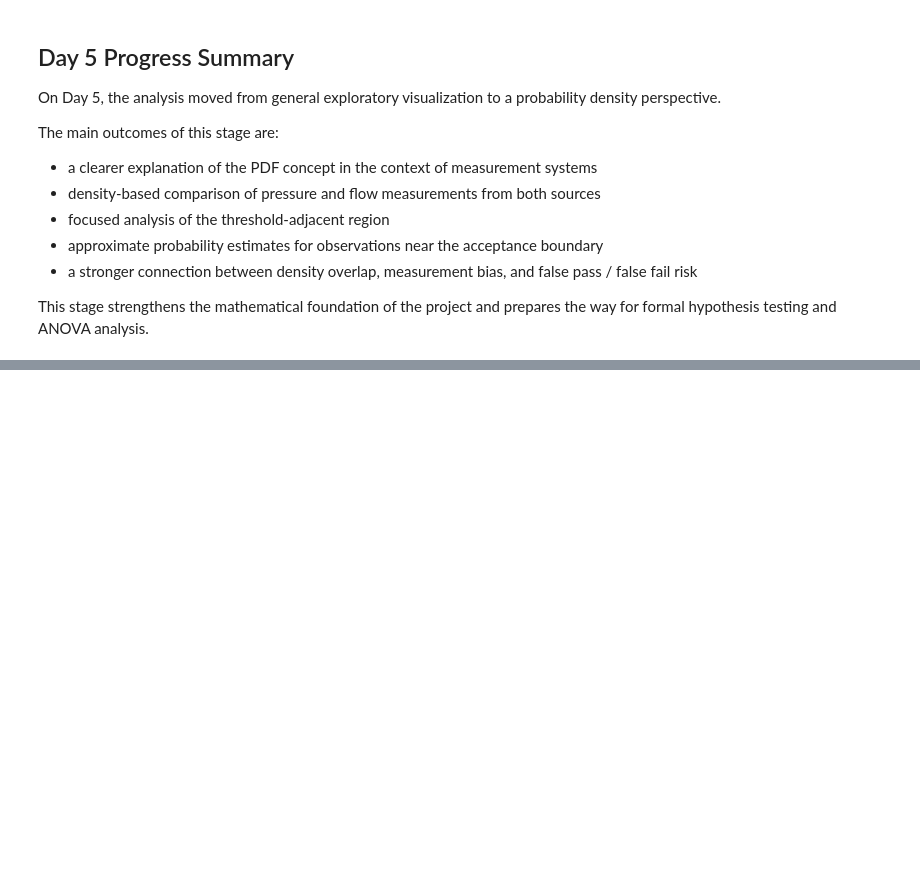
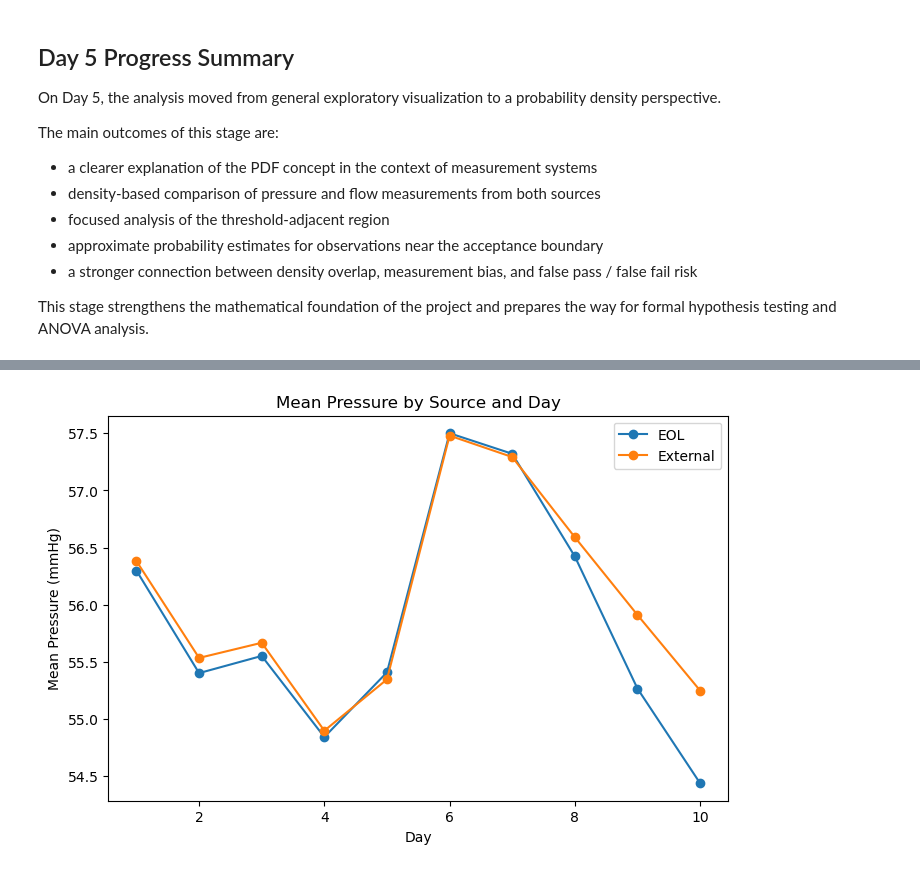
Before and after one commit to simonsvp/EOL-Measurement-System-Analysis-with-ANOVA-and-Decision-Risk, a Jupyter notebook: measurement_system_analysis.ipynb, the cells around one changed output, grey strips where cells are left out. Drawn from its saved outputs; the diff is of its cells as text; code cells hidden in the pictures; blank space fills up the shorter version.

```diff
--- a/measurement_system_analysis.ipynb
+++ b/measurement_system_analysis.ipynb
@@ -1336,0 +1612,14 @@ This stage strengthens the mathematical foundation of the project and prepares t
+# %%
+source_day_means = pressure_long.groupby(["day", "source"])["pressure_mmhg"].mean().unstack()
+
+plt.figure(figsize=(8, 5))
+for source in source_day_means.columns:
+    plt.plot(source_day_means.index, source_day_means[source], marker="o", label=source)
+
+plt.xlabel("Day")
+plt.ylabel("Mean Pressure (mmHg)")
+plt.title("Mean Pressure by Source and Day")
+plt.legend()
+plt.show()
+# %% [output]
+[figure, added]
```
Also changed, not shown: parts of 25 cells of this notebook.
